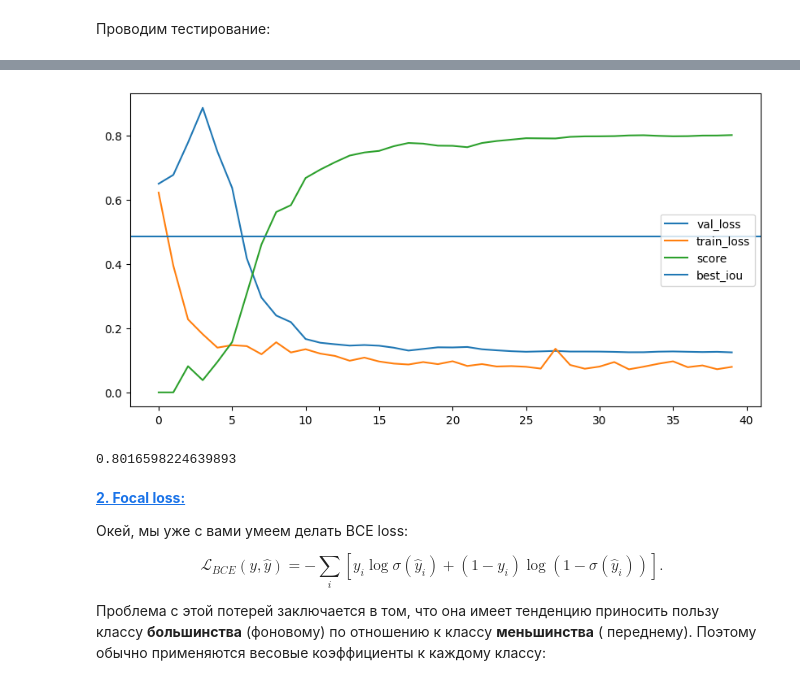
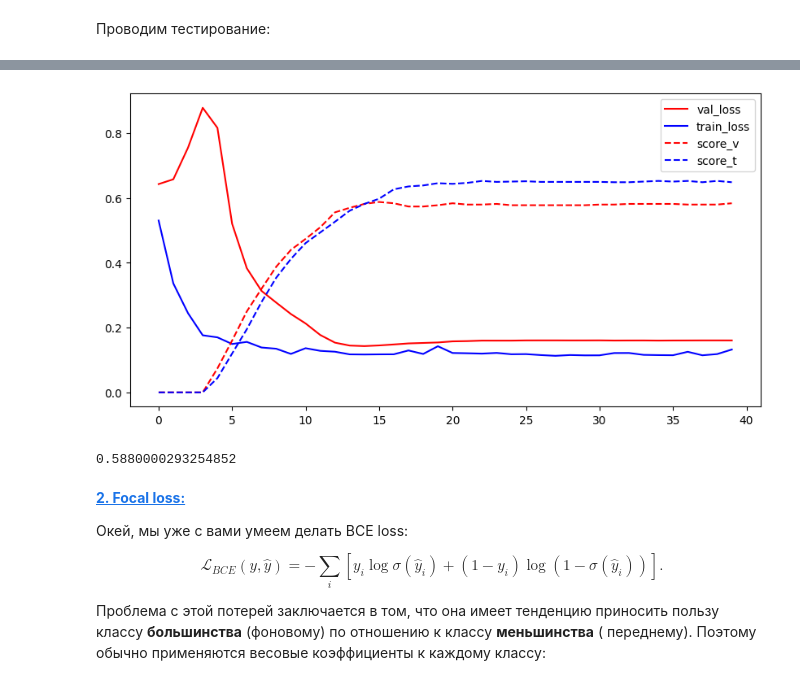
Before and after one commit to KiykoHanna/Stepik-DeepLearning, a Jupyter notebook: [hw]semantic_segmentation.ipynb, the cells around one changed output, grey strips where cells are left out. Drawn from its saved outputs; the diff is of its cells as text; code cells hidden in the pictures.

```diff
--- a/[hw]semantic_segmentation.ipynb
+++ b/[hw]semantic_segmentation.ipynb
@@ -501,8 +496,8 @@ def dice_loss(y_real, y_pred):
 # %%
 model_dice = SegNet().to(device)
 
-max_epochs = 40
-optim = torch.optim.Adam(model_dice.parameters(), lr=1e-3)
-scheduler = torch.optim.lr_scheduler.StepLR(optim, step_size=1, gamma=0.9)
-loss_t, loss_v, score, best_iou = train(model_dice, optim, dice_loss, max_epochs, data_tr, data_val, scheduler, score_model)
+max_epochs = 30
+optim = torch.optim.Adam(model.parameters(), lr=1e-4)
+scheduler = torch.optim.lr_scheduler.StepLR(optim, step_size=1, gamma=0.85)
+loss_t_dice, loss_v_dice, score_v_dice, score_t_dice = train(model_dice, optim, dice_loss, max_epochs, data_tr, data_val, scheduler, score_model)
 # %% [output]
@@ -510,17 +506,17 @@ loss_t, loss_v, score, best_iou = train(model_dice, optim, dice_loss, max_epochs
 # %%
 fig = plt.figure(figsize = (10, 5))
 
-plt.plot(loss_v, label="val_loss")
-plt.plot(loss_t, label="train_loss")
-plt.plot(score, label="score")
-plt.axhline(y=best_iou, label="best_iou")
+plt.plot(loss_v_dice, label="val_loss", color= 'r')
+plt.plot(loss_t_dice, label="train_loss", color= 'b')
+plt.plot(score_v_dice, label="score_v", color= 'r', linestyle='dashed')
+plt.plot(score_t_dice, label="score_t", color= 'b', linestyle='dashed')
 plt.legend()
 plt.show()
-
-score_model(model_dice, iou_pytorch, data_val)
+score = max(score_v_dice)
+print(f'лучший score на валидационной выборке : {score}')
 # %% [output]
-[figure, old version]
+[figure, new version]
-0.8016598224639893
+0.5880000293254852
 # %% [markdown]
 [**2. Focal loss:**](https://arxiv.org/pdf/1708.02002.pdf)
 
```
Also changed, not shown: parts of 19 cells of this notebook.
